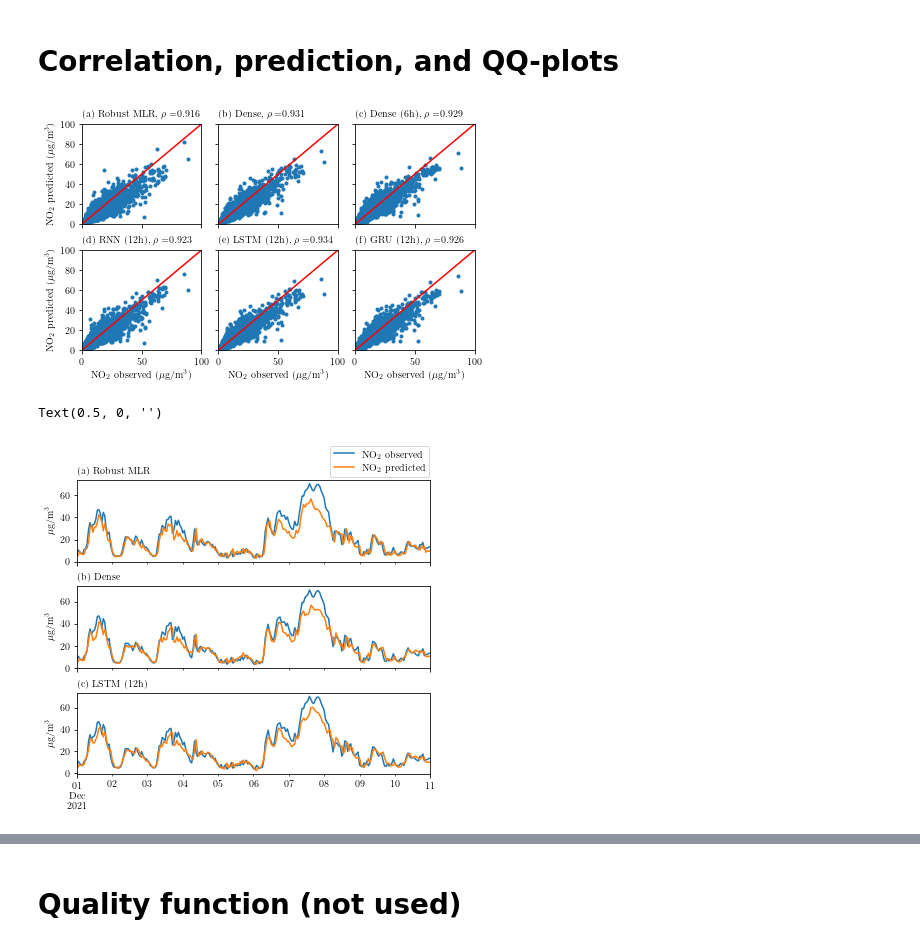
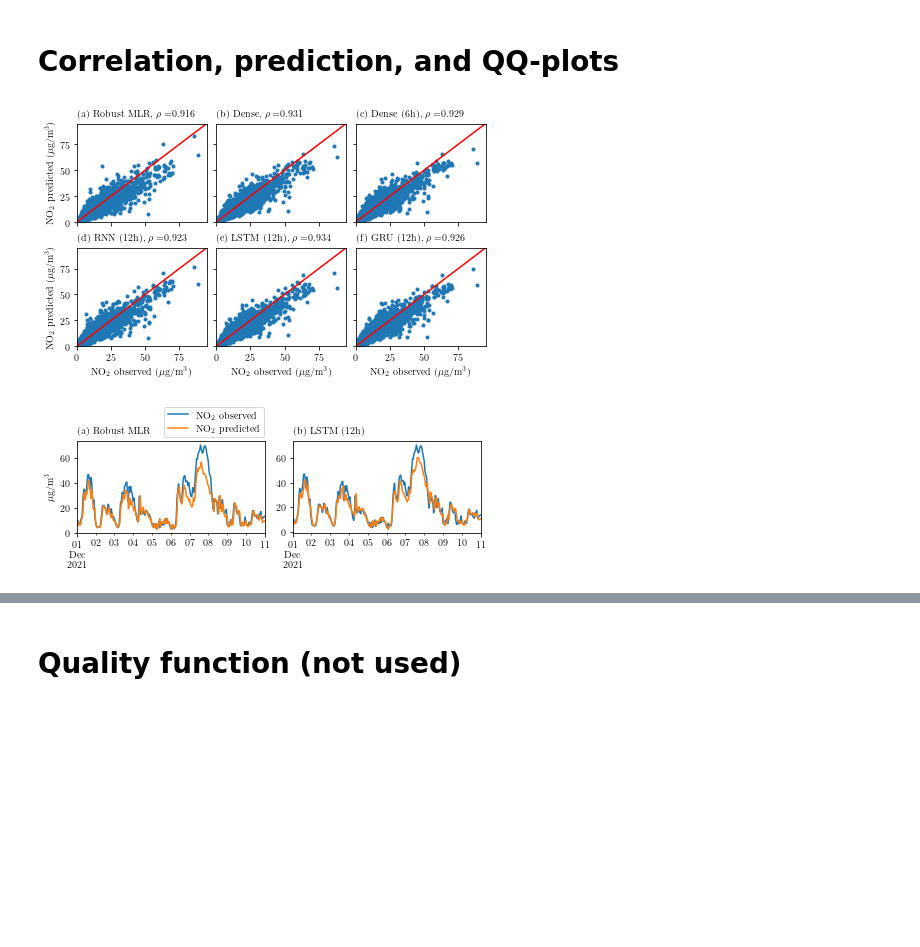
Before and after one commit to simoncarlen/forecasting_project, a Jupyter notebook: jupyter_notebooks/forecast_plots_NO2.ipynb, the cells around one changed output, grey strips where cells are left out. Drawn from its saved outputs; the diff is of its cells as text; code cells hidden in the pictures; blank space fills up the shorter version.

Commit message:
thesis results almost done

```diff
--- a/jupyter_notebooks/forecast_plots_NO2.ipynb
+++ b/jupyter_notebooks/forecast_plots_NO2.ipynb
@@ -334,15 +334,15 @@ rho_GRU = stats.pearsonr(df_GRU_12h_results.iloc[:,0], df_GRU_12h_results.iloc[:
 
 # fig, (ax1, ax2, ax3) = plt.subplots(1,3, constrained_layout=True, figsize=(6.15, 2), sharey=True)
 fig, ((ax1, ax2, ax3), (ax4, ax5, ax6)) = plt.subplots(2, 3, constrained_layout = True,
-                                                       figsize = (6.15, 3.85), sharey=True, sharex=True)
+                                                       figsize = (6.2, 3.8), sharey=True, sharex=True)
 
 ax1.scatter(df_rreg_results['NO$_2$ observed'], df_rreg_results['NO$_2$ predicted'], marker='.')
 # ax1.set_xlabel('NO$_2$ (actual)')
 ax1.set_ylabel('NO$_2$ predicted ($\mu$g/m$^3$)')
 # ax1.set_xlabel('NO$_2$ observed ($\mu$g/m$^3$)')
 ax1.annotate(r'(a) Robust MLR, $\rho = $' + str(round(rho_robust[0],3)), xy=(0, 1.07), xycoords="axes fraction")
-ax1.set_ylim(0.0, 100.0)
-ax1.set_xlim(0.0, 100.0)
+ax1.set_ylim(0.0, 95.0)
+ax1.set_xlim(0.0, 95.0)
 line = mlines.Line2D([0, 1], [0, 1], color='red')
 transform = ax1.transAxes
 line.set_transform(transform)
@@ -352,8 +352,8 @@ ax2.scatter(df_simple_dense_results['NO$_2$ observed'], df_simple_dense_results[
 # ax2.set_ylabel('NO$_2$ predicted ($\mu$g/m$^3$)')
 # ax2.set_xlabel('NO$_2$ observed ($\mu$g/m$^3$)')
 ax2.annotate(r'(b) Dense, $\rho = $' + str(round(rho_simple_dense[0],3)), xy=(0, 1.07), xycoords="axes fraction")
-ax2.set_ylim(0.0, 100.0)
-ax2.set_xlim(0.0, 100.0)
+ax2.set_ylim(0.0, 95.0)
+ax2.set_xlim(0.0, 95.0)
 line = mlines.Line2D([0, 1], [0, 1], color='red')
 transform = ax2.transAxes
 line.set_transform(transform)
@@ -363,8 +363,8 @@ ax3.scatter(df_dense_6h_results['NO$_2$ observed'], df_dense_6h_results['NO$_2$
 # ax2.set_ylabel('NO$_2$ predicted ($\mu$g/m$^3$)')
 # ax3.set_xlabel('NO$_2$ observed ($\mu$g/m$^3$)')
 ax3.annotate(r'(c) Dense (6h), $\rho = $' + str(round(rho_dense[0],3)), xy=(0, 1.07), xycoords="axes fraction")
-ax3.set_ylim(0.0, 100.0)
-ax3.set_xlim(0.0, 100.0)
+ax3.set_ylim(0.0, 95.0)
+ax3.set_xlim(0.0, 95.0)
 line = mlines.Line2D([0, 1], [0, 1], color='red')
 transform = ax3.transAxes
 line.set_transform(transform)
@@ -374,8 +374,8 @@ ax4.scatter(df_RNN_12h_results['NO$_2$ observed'], df_RNN_12h_results['NO$_2$ pr
 ax4.set_ylabel('NO$_2$ predicted ($\mu$g/m$^3$)')
 ax4.set_xlabel('NO$_2$ observed ($\mu$g/m$^3$)')
 ax4.annotate(r'(d) RNN (12h), $\rho = $' + str(round(rho_RNN[0],3)), xy=(0, 1.07), xycoords="axes fraction")
-ax4.set_ylim(0.0, 100.0)
-ax4.set_xlim(0.0, 100.0)
+ax4.set_ylim(0.0, 95.0)
+ax4.set_xlim(0.0, 95.0)
 line = mlines.Line2D([0, 1], [0, 1], color='red')
 transform = ax4.transAxes
 line.set_transform(transform)
@@ -385,8 +385,8 @@ ax5.scatter(df_lstm_12h_results['NO$_2$ observed'], df_lstm_12h_results['NO$_2$
 ax5.set_xlabel('NO$_2$ observed ($\mu$g/m$^3$)')
 # ax3.set_ylabel('NO$_2$ predicted ($\mu$g/m$^3$)')
 ax5.annotate(r'(e) LSTM (12h), $\rho = $' + str(round(rho_LSTM[0],3)), xy=(0, 1.07), xycoords="axes fraction")
-ax5.set_ylim(0.0, 100.0)
-ax5.set_xlim(0.0, 100.0)
+ax5.set_ylim(0.0, 95.0)
+ax5.set_xlim(0.0, 95.0)
 line = mlines.Line2D([0, 1], [0, 1], color='red')
 transform = ax5.transAxes
 line.set_transform(transform)
@@ -396,8 +396,8 @@ ax6.scatter(df_GRU_12h_results['NO$_2$ observed'], df_GRU_12h_results['NO$_2$ pr
 ax6.set_xlabel('NO$_2$ observed ($\mu$g/m$^3$)')
 # ax3.set_ylabel('NO$_2$ predicted ($\mu$g/m$^3$)')
 ax6.annotate(r'(f) GRU (12h), $\rho = $' + str(round(rho_GRU[0],3)), xy=(0, 1.07), xycoords="axes fraction")
-ax6.set_ylim(0.0, 100.0)
-ax6.set_xlim(0.0, 100.0)
+ax6.set_ylim(0.0, 95.0)
+ax6.set_xlim(0.0, 95.0)
 line = mlines.Line2D([0, 1], [0, 1], color='red')
 transform = ax6.transAxes
 line.set_transform(transform)
@@ -406,53 +406,52 @@ ax6.add_line(line)
 # plt.savefig('../plots/correlations.pdf')
 plt.savefig('../plots/correlations_all.pdf')
 # %% [output]
-[figure, old version]
+[figure, new version]
 # %%
 start = '2021-12-01 00:00:00'
 end = '2021-12-11 00:00'
 
-fig, (ax1, ax2, ax3) = plt.subplots(3,1, constrained_layout=True, sharex=True, figsize=(5.5, 5.15))
+fig, (ax1, ax2) = plt.subplots(1,2, constrained_layout=True, sharex=True, figsize=(6.2, 2.35), sharey=False)
 
 df_rreg_results.iloc[:,[0,1]][start:end].plot(ax=ax1)
 ax1.annotate('(a) Robust MLR', xy=(0, 1.07), xycoords="axes fraction")
 ax1.legend(loc='lower right', bbox_to_anchor= (1.0, 1.025), ncol=1, borderaxespad=0.1)
 ax1.set_xlabel('')
 ax1.set_ylabel('$\mu$g/m$^3$')
 ax1.set_xticks([], major=True)
 
-df_simple_dense_results.iloc[:,[0,1]][start:end].plot(ax=ax2)
-ax2.annotate('(b) Dense', xy=(0, 1.07), xycoords="axes fraction")
-ax2.get_legend().remove()
-ax2.set_xlabel('')
-ax2.set_ylabel('$\mu$g/m$^3$')
-ax2.set_xticks([], major=True)
+# df_simple_dense_results.iloc[:,[0,1]][start:end].plot(ax=ax2)
+# ax2.annotate('(b) Dense', xy=(0, 1.07), xycoords="axes fraction")
+# ax2.get_legend().remove()
+# ax2.set_xlabel('')
+# ax2.set_ylabel('$\mu$g/m$^3$')
+# ax2.set_xticks([], major=True)
 
 # df_dense_results[start:end].plot(ax=ax2)
 # ax2.annotate('(b) Dense model', xy=(0, 1.07), xycoords="axes fraction")
 # ax2.legend(loc='lower right', bbox_to_anchor= (1.0, 1.025), ncol=1, borderaxespad=0.1)
 # ax2.get_legend().remove()
 # ax2.set_xlabel('')
 # ax2.set_xticks([], major=True)
 
 # df_RNN_results[start:end].plot(ax=ax3)
 # ax3.annotate('(c) RNN model', xy=(0, 1.07), xycoords="axes fraction")
 # #ax2.legend(loc='lower right', bbox_to_anchor= (1.0, 1.025), ncol=1, borderaxespad=0.1)
 # ax3.get_legend().remove()
 # ax3.set_ylabel('$\mu$g/m$^3$')
 # ax3.set_xlabel('')
 
-df_lstm_12h_results.iloc[:,[0,1]][start:end].plot(ax=ax3)
-ax3.annotate('(c) LSTM (12h)', xy=(0, 1.07), xycoords="axes fraction")
+df_lstm_12h_results.iloc[:,[0,1]][start:end].plot(ax=ax2)
+ax2.annotate('(b) LSTM (12h)', xy=(0, 1.07), xycoords="axes fraction")
 #ax2.legend(loc='lower right', bbox_to_anchor= (1.0, 1.025), ncol=1, borderaxespad=0.1)
-ax3.set_ylabel('$\mu$g/m$^3$')
-ax3.get_legend().remove()
-ax3.set_xlabel('')
+# ax2.set_ylabel('$\mu$g/m$^3$')
+ax2.get_legend().remove()
+ax2.set_xlabel('')
 
-# plt.savefig('../plots/predictions.pdf')
+plt.savefig('../plots/predictions.pdf')
 # plt.savefig('../plots/predictions_all.pdf')
 # %% [output]
-Text(0.5, 0, '')
-[figure, old version]
+[figure, new version]
 # %%
 df_rreg_results['error'] = df_rreg_results['NO$_2$ observed'] - df_rreg_results['NO$_2$ predicted']
 print('Robust MLR\n',sm.stats.acorr_ljungbox(df_rreg_results['error'].values, lags=[50], boxpierce=True, return_df=True))
```
Also changed, not shown: parts of 9 cells of this notebook, 3 other files.
